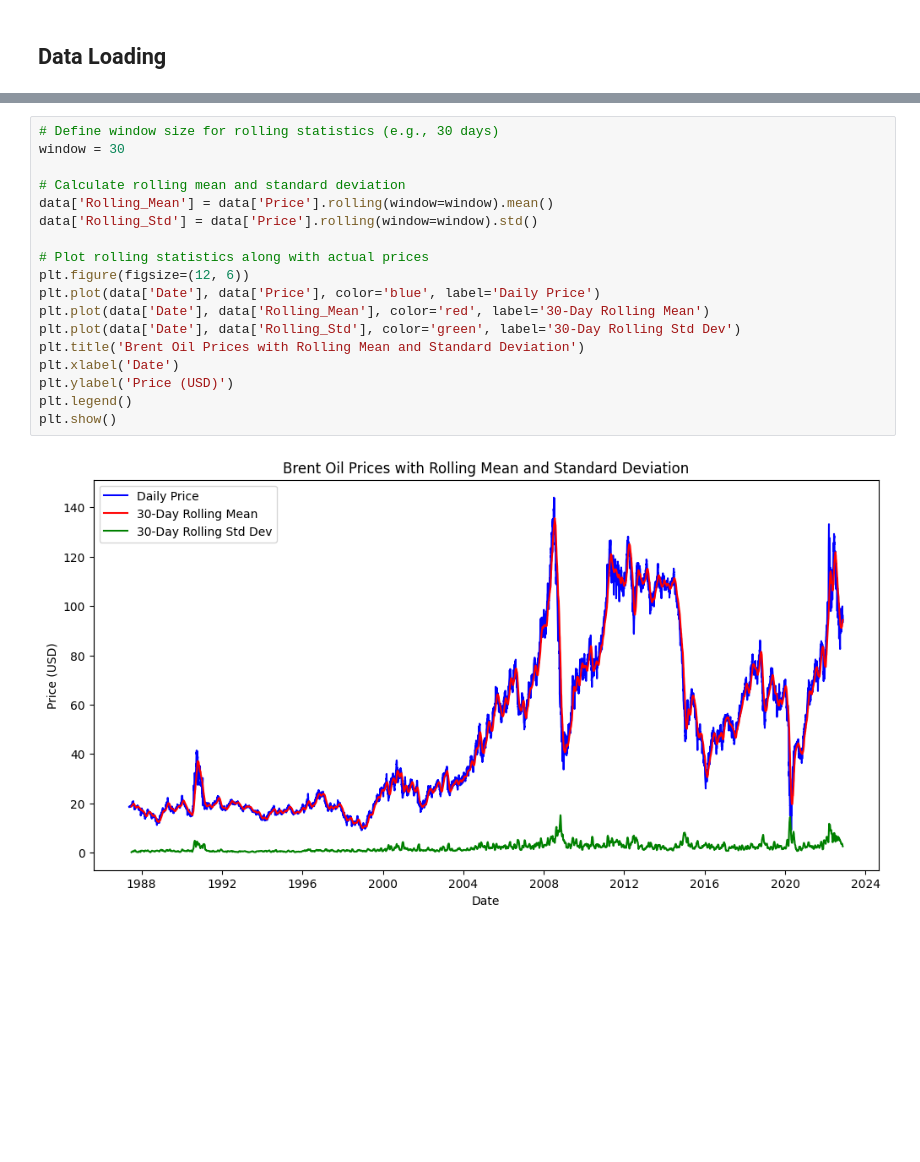
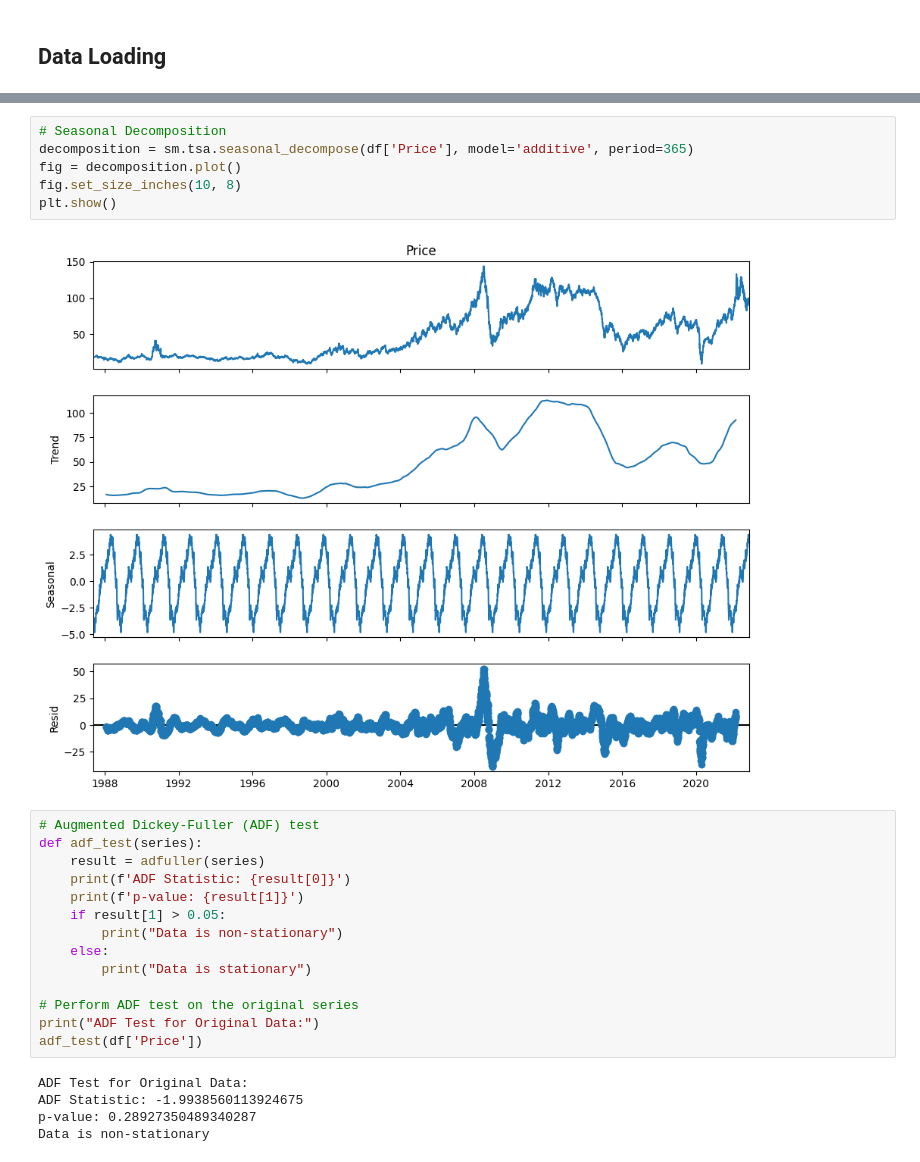
Before and after one commit to trynursalme/KAIM-Week10, a Jupyter notebook: notebook/EDA-task1.ipynb, the cells around one changed output, grey strips where cells are left out. Saved outputs shown, nothing was run; the diff lists cells and outputs as text; blank space fills up the shorter version.

```diff
--- a/notebook/EDA-task1.ipynb
+++ b/notebook/EDA-task1.ipynb
@@ -67,20 +75,27 @@ plt.show()
-# %%
-# Define window size for rolling statistics (e.g., 30 days)
-window = 30
-
-# Calculate rolling mean and standard deviation
-data['Rolling_Mean'] = data['Price'].rolling(window=window).mean()
-data['Rolling_Std'] = data['Price'].rolling(window=window).std()
-
-# Plot rolling statistics along with actual prices
-plt.figure(figsize=(12, 6))
-plt.plot(data['Date'], data['Price'], color='blue', label='Daily Price')
-plt.plot(data['Date'], data['Rolling_Mean'], color='red', label='30-Day Rolling Mean')
-plt.plot(data['Date'], data['Rolling_Std'], color='green', label='30-Day Rolling Std Dev')
-plt.title('Brent Oil Prices with Rolling Mean and Standard Deviation')
-plt.xlabel('Date')
-plt.ylabel('Price (USD)')
-plt.legend()
-plt.show()
-# %% [output]
-[figure, removed]
+# %%
+# Seasonal Decomposition
+decomposition = sm.tsa.seasonal_decompose(df['Price'], model='additive', period=365)
+fig = decomposition.plot()
+fig.set_size_inches(10, 8)
+plt.show()
+# %% [output]
+[figure, added]
+# %%
+# Augmented Dickey-Fuller (ADF) test
+def adf_test(series):
+    result = adfuller(series)
+    print(f'ADF Statistic: {result[0]}')
+    print(f'p-value: {result[1]}')
+    if result[1] > 0.05:
+        print("Data is non-stationary")
+    else:
+        print("Data is stationary")
+
+# Perform ADF test on the original series
+print("ADF Test for Original Data:")
+adf_test(df['Price'])
+# %% [output]
+ADF Test for Original Data:
+ADF Statistic: -1.9938560113924675
+p-value: 0.28927350489340287
+Data is non-stationary
```
Also changed, not shown: parts of 15 cells of this notebook.
